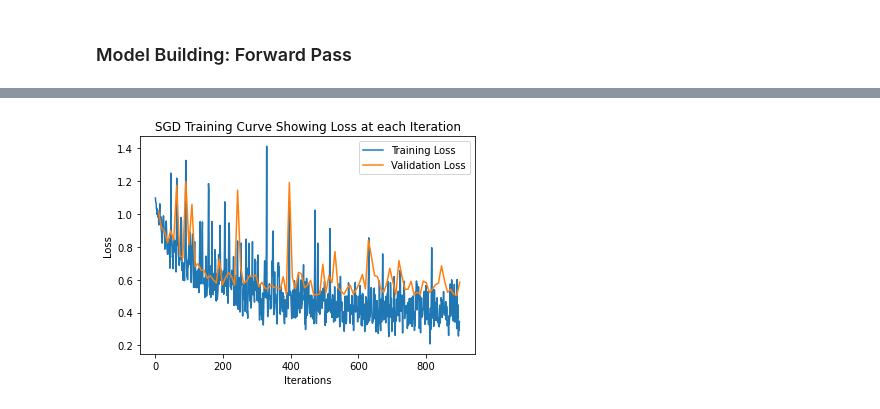
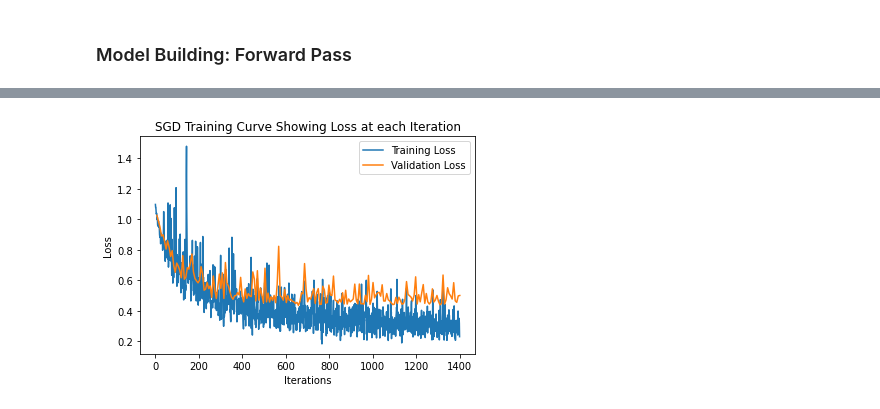
Before and after one commit to linajin03/csc311-food-pediction, a Jupyter notebook: models/neuralnetwork.ipynb, the cells around one changed output, grey strips where cells are left out. Saved outputs shown, nothing was run; the diff lists cells and outputs as text; code cells hidden in the pictures.

```diff
--- a/models/neuralnetwork.ipynb
+++ b/models/neuralnetwork.ipynb
@@ -483,7 +649,6 @@ feature_columns = [
 "Q1",
 "Q2",
 "Q4",
-# "Q5: What movie do you think of when thinking of this food item?", Removing for now
 "Q8",
 "Week day lunch",
 "Week day dinner",
@@ -508,14 +673,21 @@ feature_columns = [
 "Siblings",
 "Friends",
 "Teachers",
-"Strangers"
+"Strangers",
+'Action', 'Adventure', 'Animation',
+       'Comedy', 'Crime', 'Documentary', 'Drama', 'Family', 'Fantasy',
+       'Horror', 'Music', 'Musical', 'Mystery', 'Political', 'Romance',
+       'Sci-Fi', 'Sports', 'Superhero', 'Thriller', 'no_movie', 'other'
 ]
-
 # summarize df
 df = df[feature_columns + ['Label']]
 
 features = df[feature_columns].fillna(0).values
-X = df[feature_columns].fillna(0).values
-y = df['Label'].map({'Pizza': 0, 'Shawarma': 1, 'Sushi': 2}).values  # Convert labels to integers
+target = df['Label'].map({'Pizza': 0, 'Shawarma': 1, 'Sushi': 2}).values
 
-X_train, X_test, y_train, y_test = train_test_split(X, y, test_size=0.4, random_state=42)
+# create a small subset of the data for testing
+X = features[:1000]
+y = target[:1000]
+model = FoodNeuralNetwork(num_features=X.shape[1], num_hidden=100, num_classes=3)
+X_train, X_test, y_train, y_test = train_test_split(X, y, test_size=0.2, random_state=42)
+train_sgd(model, X_train=X_train, t_train=y_train, alpha=0.2, batch_size=100, n_epochs=500)
@@ -522,9 +702,6 @@ X_train, X_test, y_train, y_test = train_test_split(X, y, test_size=0.4, random_
 # %%
 model = FoodNeuralNetwork(num_features=X_train.shape[1], num_hidden=100, num_classes=3)
 
-# accuracy = evaluate_model(model, X_test, y_test)
-# print(f'Test Accuracy: {accuracy:.4f}')
-
-train_sgd(model, X_train, y_train, alpha=0.1, n_epochs=100, batch_size=100, X_valid=X_test, t_valid=y_test)
+train_sgd(model, X_train, y_train, alpha=0.1, n_epochs=200, batch_size=128, X_valid=X_test, t_valid=y_test)
 # %% [output]
-[figure, old version]
+[figure, new version]
```
Also changed, not shown: parts of 6 cells of this notebook.
